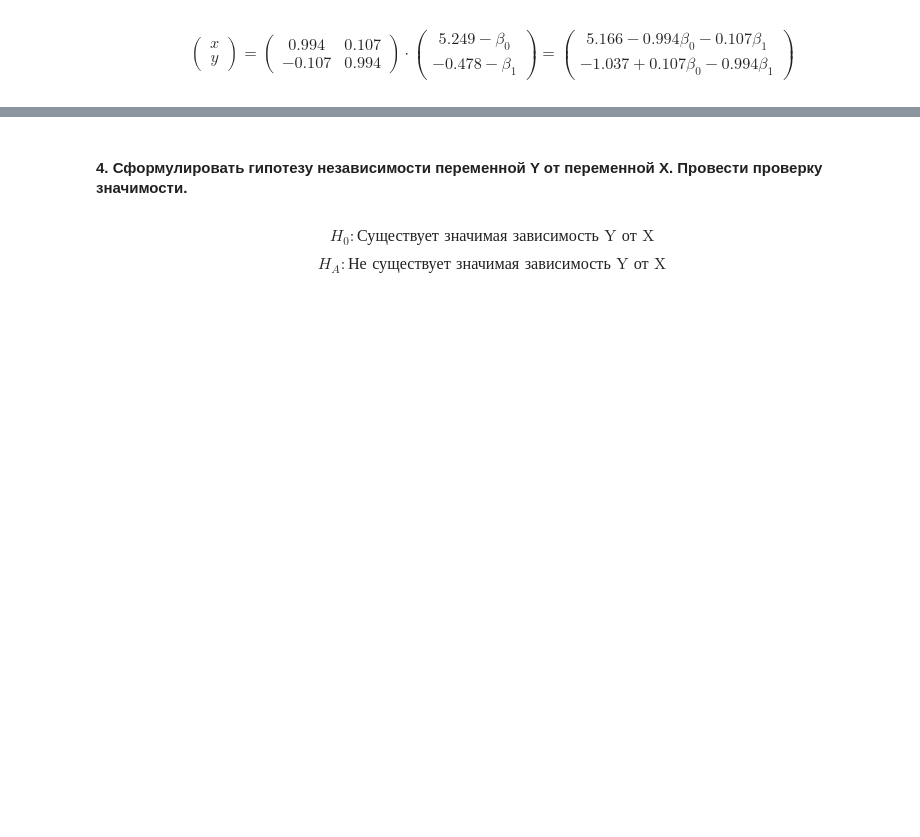
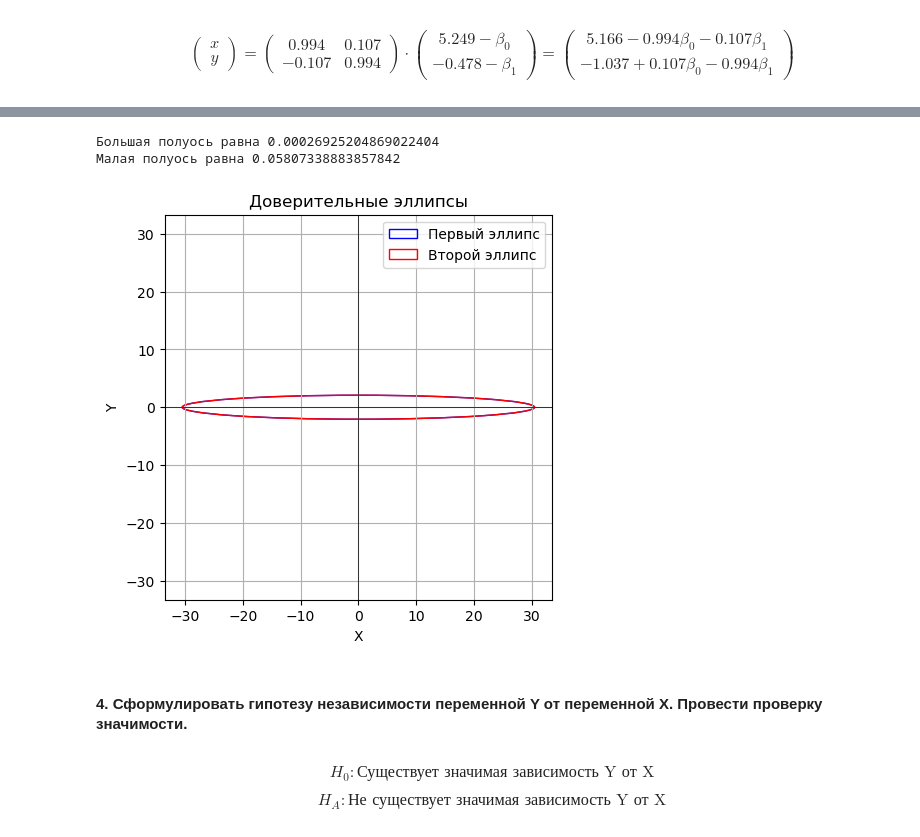
Before and after one commit to the-mvi/stat_an_gr1384-2023, a Jupyter notebook: 1384_Tapekha_VA/lab3.ipynb, the cells around one changed output, grey strips where cells are left out. Drawn from its saved outputs; the diff is of its cells as text; code cells hidden in the pictures; blank space fills up the shorter version.

```diff
--- a/1384_Tapekha_VA/lab3.ipynb
+++ b/1384_Tapekha_VA/lab3.ipynb
@@ -507,3 +464,47 @@ plt.show()
+# %%
+large_ax = (2 * np.sqrt(sigma_sq) * x_alpha) / values[0]
+small_ax = (2 * np.sqrt(sigma_sq) * x_alpha) / values[1]
+
+print(f'Большая полуось равна {large_ax}\nМалая полуось равна {small_ax} ')
+# %% [output]
+Большая полуось равна 0.00026925204869022404
+Малая полуось равна 0.05807338883857842
+# %%
+def calculate_ellipse_coefficients(values, denominator):
+    a = np.sqrt(values[0] / denominator)
+    b = np.sqrt(values[1] / denominator)
+    return a, b
+
+def generate_ellipse(ax, center, a, b, angle, color, label):
+    ellipse = Ellipse(center, a, b, angle=angle, fill=False, color=color, label=label)
+    ax.add_patch(ellipse)
+
+denominator = 2 * np.sqrt(sigma_sq) * x_alpha
+
+a, b = calculate_ellipse_coefficients(values, denominator)
+
+x_vals = np.linspace(-10, 10, 200)
+y_vals = np.linspace(-5, 5, 200)
+x, y = np.meshgrid(x_vals, y_vals)
+
+fig, ax = plt.subplots(figsize=(5, 5))
+
+generate_ellipse(ax, center=(0, 0), a=a, b=b, angle=0, color='blue', label='Первый эллипс')
+
+generate_ellipse(ax, center=(5.166 - 0.994 * beta0 - 0.107 * beta1, -1.037 + 0.107 * beta0 - 0.994 * beta1),
+                 a=a, b=b, angle=0, color='red', label='Второй эллипс')
+
+plt.legend()
+plt.title('Доверительные эллипсы')
+plt.xlabel('X')
+plt.ylabel('Y')
+plt.grid(True)
+plt.axhline(0, color='black', linewidth=0.5)
+plt.axvline(0, color='black', linewidth=0.5)
+plt.axis('equal')
+plt.show()
+# %% [output]
+[figure, added]
 # %% [markdown]
 #### 4. Сформулировать гипотезу независимости переменной Y от переменной X. Провести проверку значимости.
 # %% [markdown]
```
Also changed, not shown: parts of 6 cells of this notebook.
